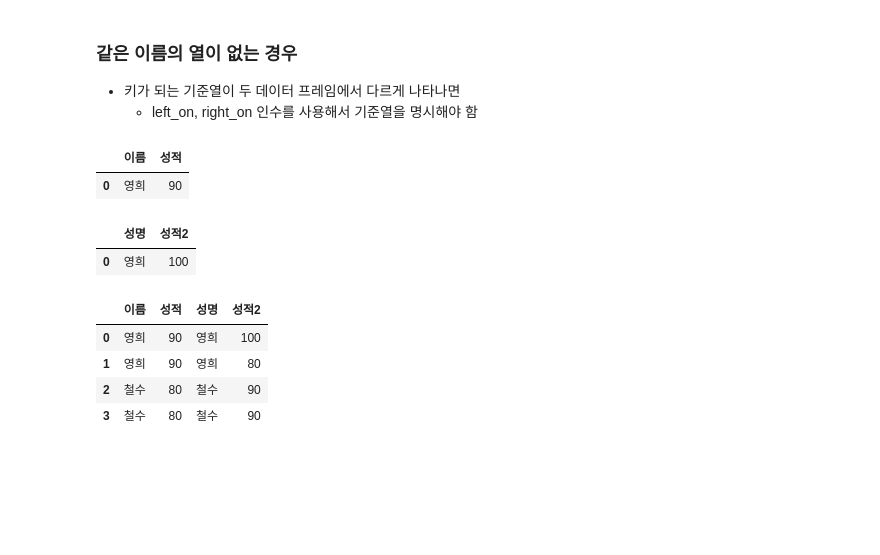
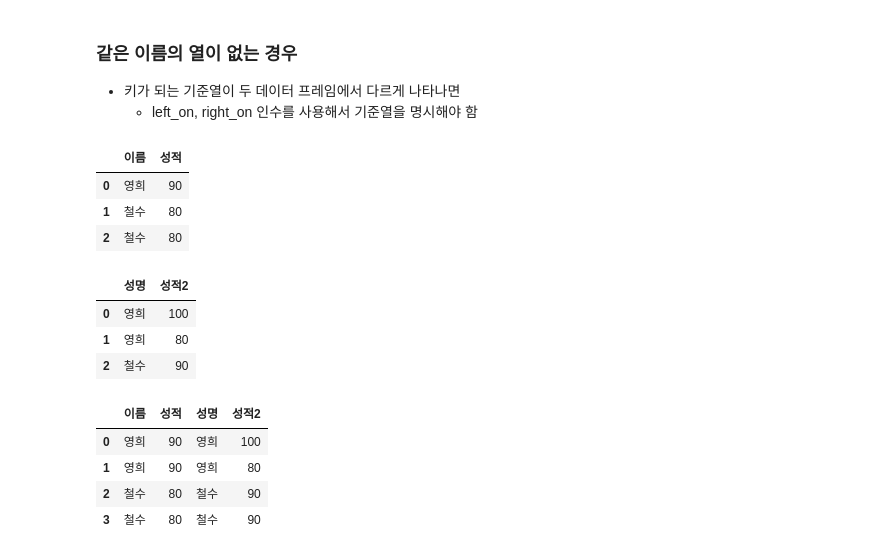
Before and after one commit to lth0813/SeSAC-LECTURE, a Jupyter notebook: 실습 확인/1-4 pandas연습(데이터병합).ipynb, the cells around one changed output. Cells and saved outputs as stored; diff of their text form; code cells hidden in the pictures; blank space fills up the shorter version.

```diff
--- a/실습 확인/1-4 pandas연습(데이터병합).ipynb
+++ b/실습 확인/1-4 pandas연습(데이터병합).ipynb
@@ -298,19 +298,23 @@ df1.merge(df2, on='고객명',how='outer')
 # %%
 df1=pd.DataFrame({
     '이름' :['영희','철수','철수'],
     '성적' :[90,80,80]
 })
 df2 = pd.DataFrame({
     '성명' :['영희','영희','철수'],
     '성적2':[100,80,90]
 })
-df1.head(1)
-df2.head(1)
+df1
+df2
 # %% [output]
 |  | 이름 | 성적 |
 | 0 | 영희 | 90 |
+| 1 | 철수 | 80 |
+| 2 | 철수 | 80 |
 |  | 성명 | 성적2 |
 | 0 | 영희 | 100 |
+| 1 | 영희 | 80 |
+| 2 | 철수 | 90 |
 # %%
 # 양쪽 df의 기준이 되는 열의 이름이 다름
 pd.merge(df1,df2, left_on='이름', right_on='성명')
```
Also changed, not shown: parts of 1 cell of this notebook, 16 other files.
